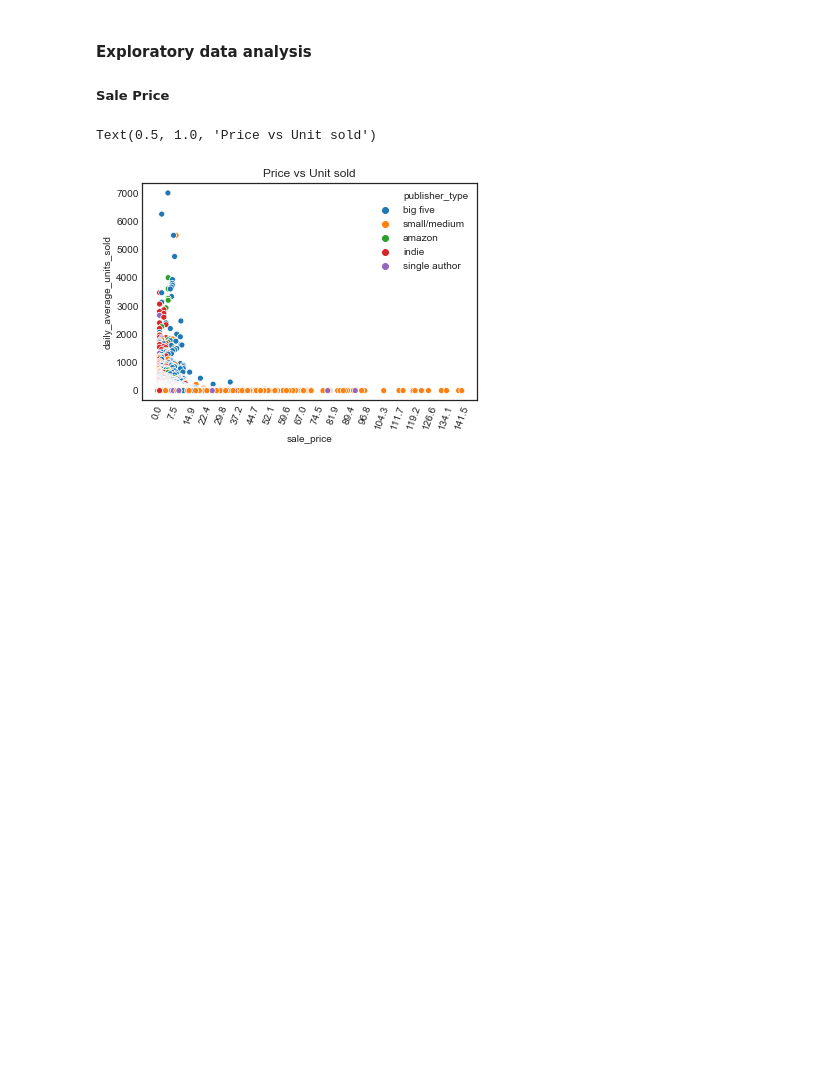
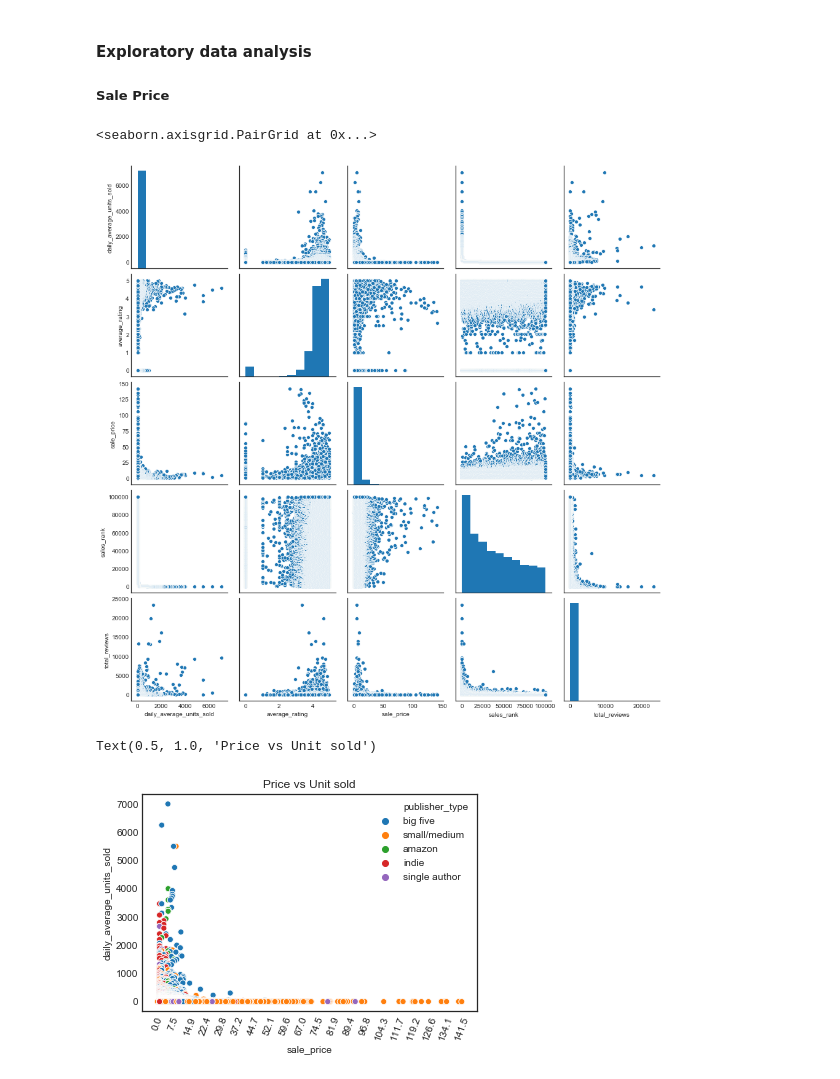
Before and after one commit to vh42720/book_analysis, a Jupyter notebook: book_analysis.ipynb, the cells around one changed output. Saved outputs shown, nothing was run; the diff lists cells and outputs as text; code cells hidden in the pictures; blank space fills up the shorter version.

```diff
--- a/book_analysis.ipynb
+++ b/book_analysis.ipynb
@@ -142,5 +143,11 @@ del reviews
 #### Exploratory data analysis
 
 ##### Sale Price
+# %%
+# Pair plot
+sns.pairplot(sales)
+# %% [output]
+<seaborn.axisgrid.PairGrid at 0x...>
+[figure, added]
 # %%
 # Price and unit sold break down by publisher type
```
Also changed, not shown: parts of 20 cells of this notebook, 1 other file.
